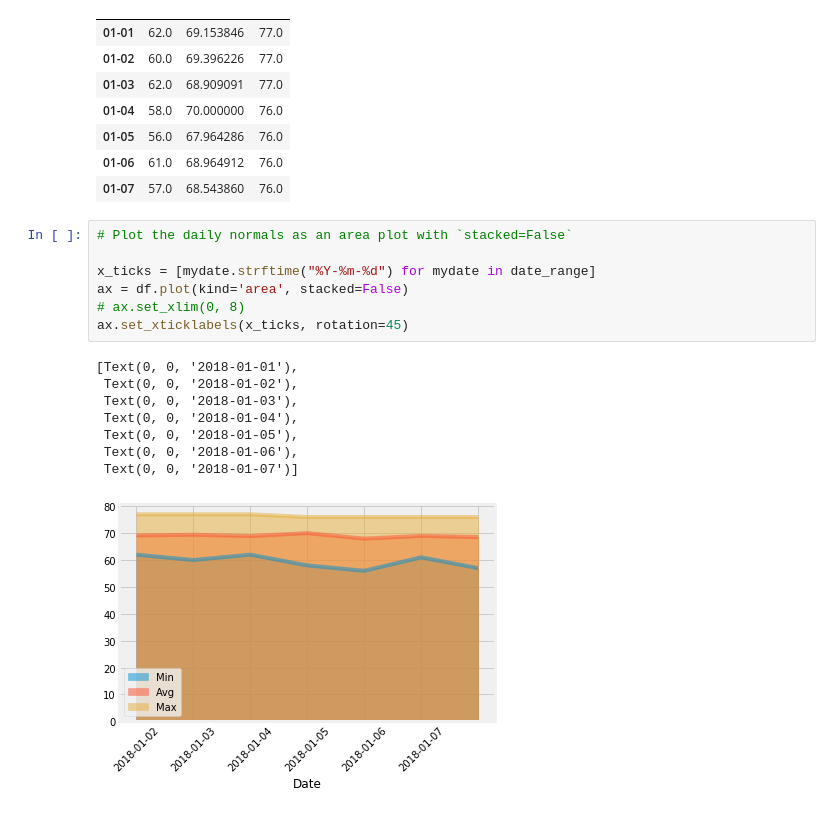
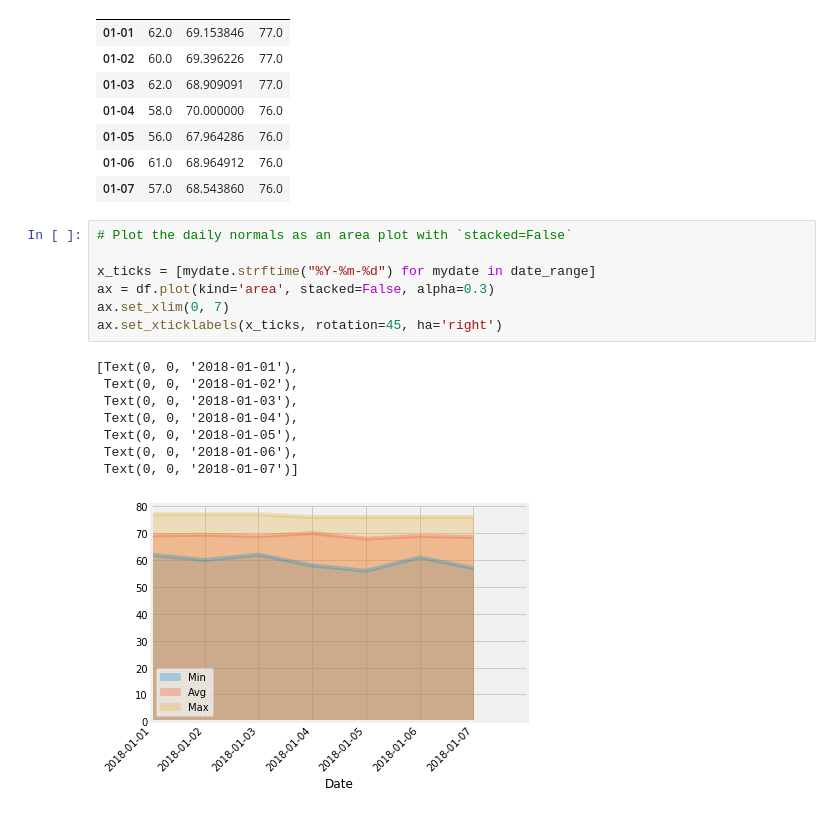
Before and after one commit to jasminajovanovic/Advanced-Storage-Retrieval, a Jupyter notebook: climate_starter.ipynb, the cells around one changed output. Saved outputs shown, nothing was run; the diff lists cells and outputs as text.

Commit message:
finalizing bonus problem graph

```diff
--- a/climate_starter.ipynb
+++ b/climate_starter.ipynb
@@ -285,16 +274,16 @@ df
 # %%
 # Plot the daily normals as an area plot with `stacked=False`
 
 x_ticks = [mydate.strftime("%Y-%m-%d") for mydate in date_range]
-ax = df.plot(kind='area', stacked=False)
-# ax.set_xlim(0, 8)
-ax.set_xticklabels(x_ticks, rotation=45)
+ax = df.plot(kind='area', stacked=False, alpha=0.3)
+ax.set_xlim(0, 7)
+ax.set_xticklabels(x_ticks, rotation=45, ha='right')
 # %% [output]
 [Text(0, 0, '2018-01-01'),
  Text(0, 0, '2018-01-02'),
  Text(0, 0, '2018-01-03'),
  Text(0, 0, '2018-01-04'),
  Text(0, 0, '2018-01-05'),
  Text(0, 0, '2018-01-06'),
  Text(0, 0, '2018-01-07')]
-[figure, old version]
+[figure, new version]
```
Also changed, not shown: parts of 2 cells of this notebook.
